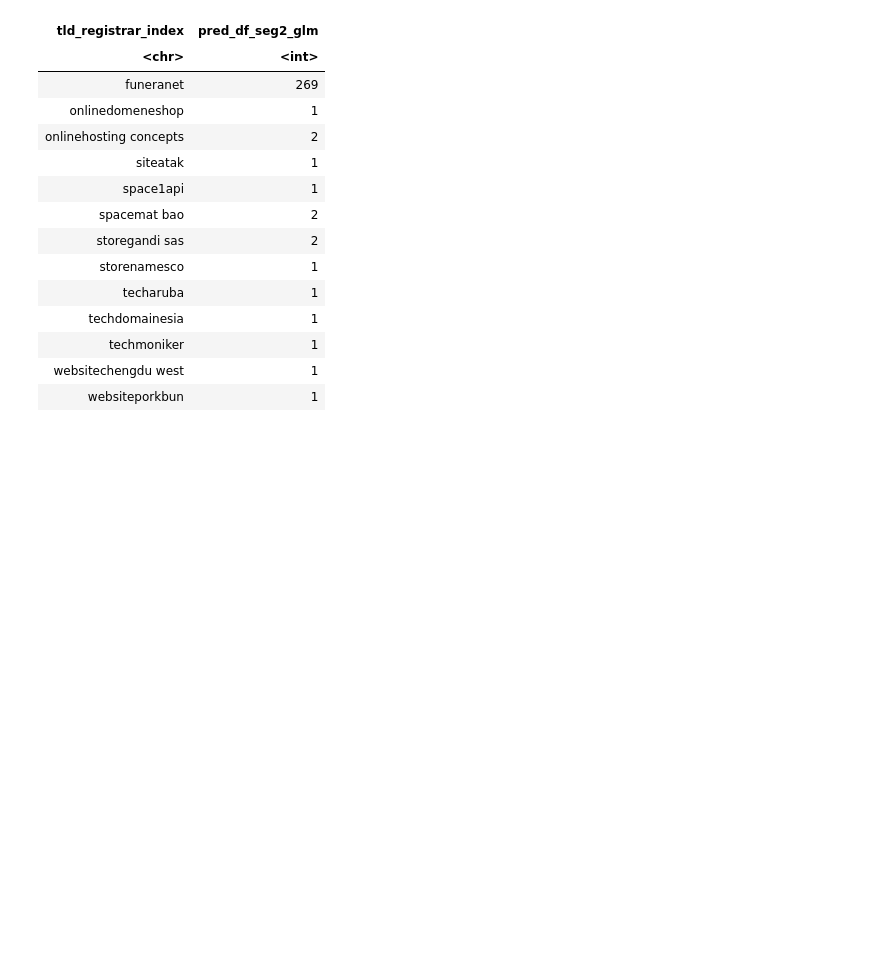
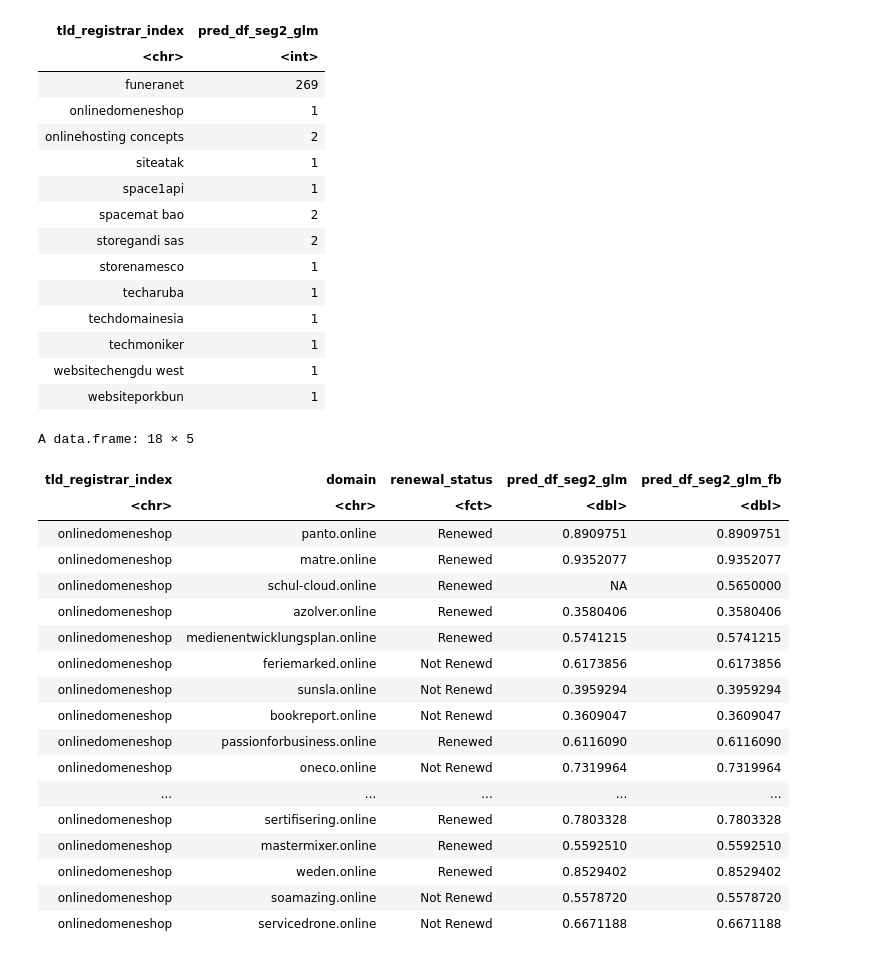
Before and after one commit to liouviaglou/Domains, a Jupyter notebook: scripts/phaseII_06/05_fallback_meta.ipynb, the cells around one changed output. Saved outputs shown, nothing was run; the diff lists cells and outputs as text; code cells hidden in the pictures; blank space fills up the shorter version.

```diff
--- a/scripts/phaseII_06/05_fallback_meta.ipynb
+++ b/scripts/phaseII_06/05_fallback_meta.ipynb
@@ -961,4 +961,25 @@ A tibble: 13 × 2
 | websitechengdu west | 1 |
 | websiteporkbun | 1 |
 # %%
-expiry_test_predictions %>% filter(tld_registrar_index==)
+expiry_test_predictions %>% filter(tld_registrar_index=='onlinedomeneshop') %>% select(
+    tld_registrar_index, domain, renewal_status, pred_df_seg2_glm, pred_df_seg2_glm_fb)
+# %% [output]
+A data.frame: 18 × 5
+| tld_registrar_index | domain | renewal_status | pred_df_seg2_glm | pred_df_seg2_glm_fb |
+| <chr> | <chr> | <fct> | <dbl> | <dbl> |
+| onlinedomeneshop | panto.online | Renewed | 0.8909751 | 0.8909751 |
+| onlinedomeneshop | matre.online | Renewed | 0.9352077 | 0.9352077 |
+| onlinedomeneshop | schul-cloud.online | Renewed | NA | 0.5650000 |
+| onlinedomeneshop | azolver.online | Renewed | 0.3580406 | 0.3580406 |
+| onlinedomeneshop | medienentwicklungsplan.online | Renewed | 0.5741215 | 0.5741215 |
+| onlinedomeneshop | feriemarked.online | Not Renewd | 0.6173856 | 0.6173856 |
+| onlinedomeneshop | sunsla.online | Not Renewd | 0.3959294 | 0.3959294 |
+| onlinedomeneshop | bookreport.online | Not Renewd | 0.3609047 | 0.3609047 |
+| onlinedomeneshop | passionforbusiness.online | Renewed | 0.6116090 | 0.6116090 |
+| onlinedomeneshop | oneco.online | Not Renewd | 0.7319964 | 0.7319964 |
+| ... | ... | ... | ... | ... |
+| onlinedomeneshop | sertifisering.online | Renewed | 0.7803328 | 0.7803328 |
+| onlinedomeneshop | mastermixer.online | Renewed | 0.5592510 | 0.5592510 |
+| onlinedomeneshop | weden.online | Renewed | 0.8529402 | 0.8529402 |
+| onlinedomeneshop | soamazing.online | Not Renewd | 0.5578720 | 0.5578720 |
+| onlinedomeneshop | servicedrone.online | Not Renewd | 0.6671188 | 0.6671188 |
```
Also changed, not shown: parts of 98 cells of this notebook, 1 other file.
